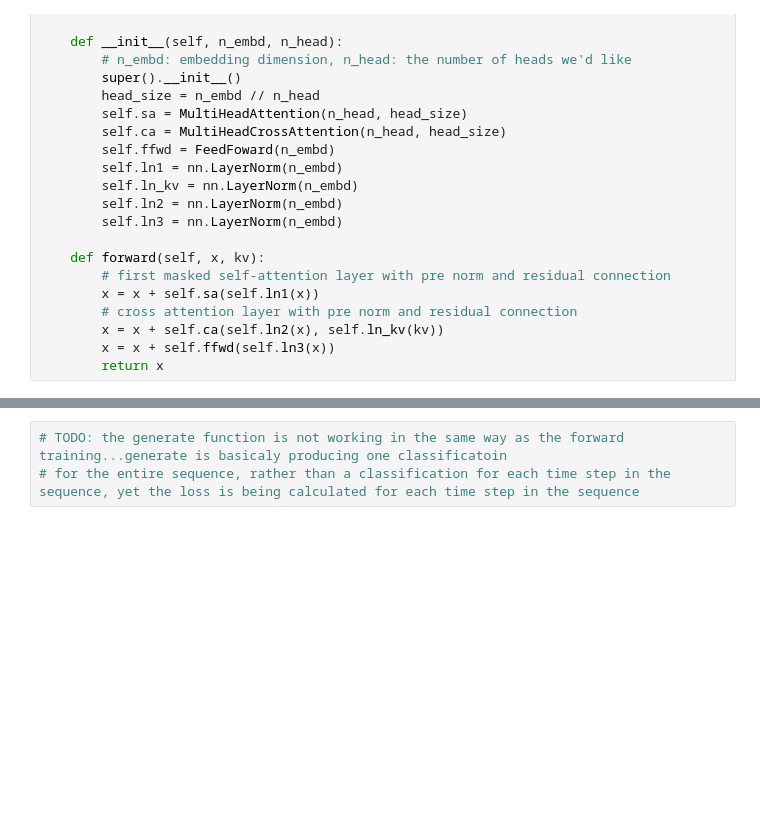
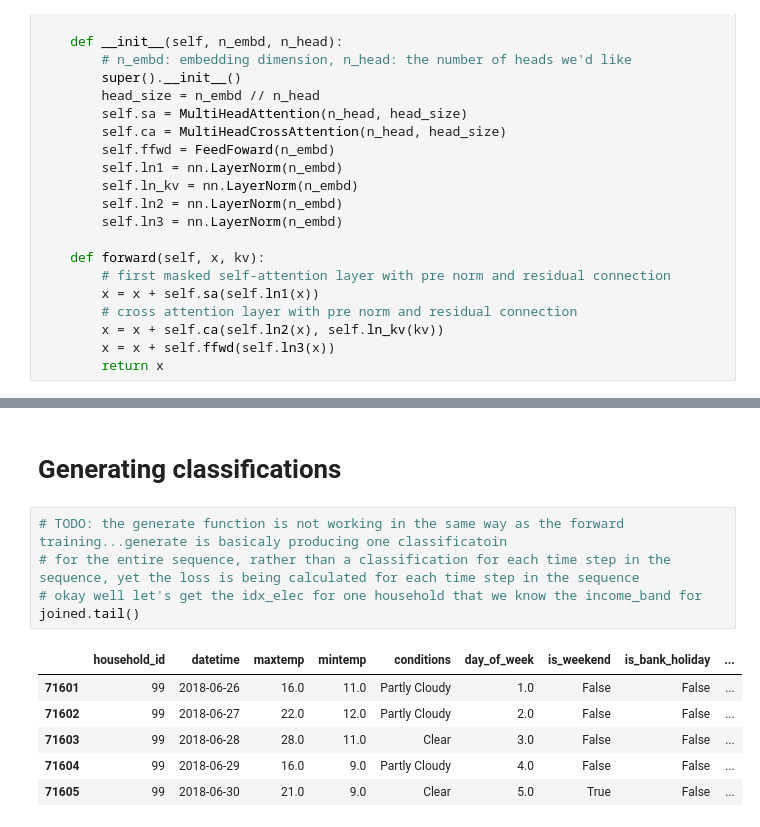
Before and after one commit to eoghanjmckenna/makemore, a Jupyter notebook: notebooks/ideal_income_prediction.ipynb, the cells around one changed output, grey strips where cells are left out. Saved outputs shown, nothing was run; the diff lists cells and outputs as text; blank space fills up the shorter version.

```diff
--- a/notebooks/ideal_income_prediction.ipynb
+++ b/notebooks/ideal_income_prediction.ipynb
@@ -595,3 +642,14 @@ class DecoderModel(nn.Module):
+# %% [markdown]
+# Generating classifications
 # %%
 # TODO: the generate function is not working in the same way as the forward training...generate is basicaly producing one classificatoin
 # for the entire sequence, rather than a classification for each time step in the sequence, yet the loss is being calculated for each time step in the sequence
+# okay well let's get the idx_elec for one household that we know the income_band for
+joined.tail()
+# %% [output]
+|  | household_id | datetime | maxtemp | mintemp | conditions | day_of_week | is_weekend | is_bank_holiday | ... |
+| 71601 | 99 | 2018-06-26 | 16.0 | 11.0 | Partly Cloudy | 1.0 | False | False | ... |
+| 71602 | 99 | 2018-06-27 | 22.0 | 12.0 | Partly Cloudy | 2.0 | False | False | ... |
+| 71603 | 99 | 2018-06-28 | 28.0 | 11.0 | Clear | 3.0 | False | False | ... |
+| 71604 | 99 | 2018-06-29 | 16.0 | 9.0 | Partly Cloudy | 4.0 | False | False | ... |
+| 71605 | 99 | 2018-06-30 | 21.0 | 9.0 | Clear | 5.0 | True | False | ... |
```
Also changed, not shown: parts of 5 cells of this notebook.
